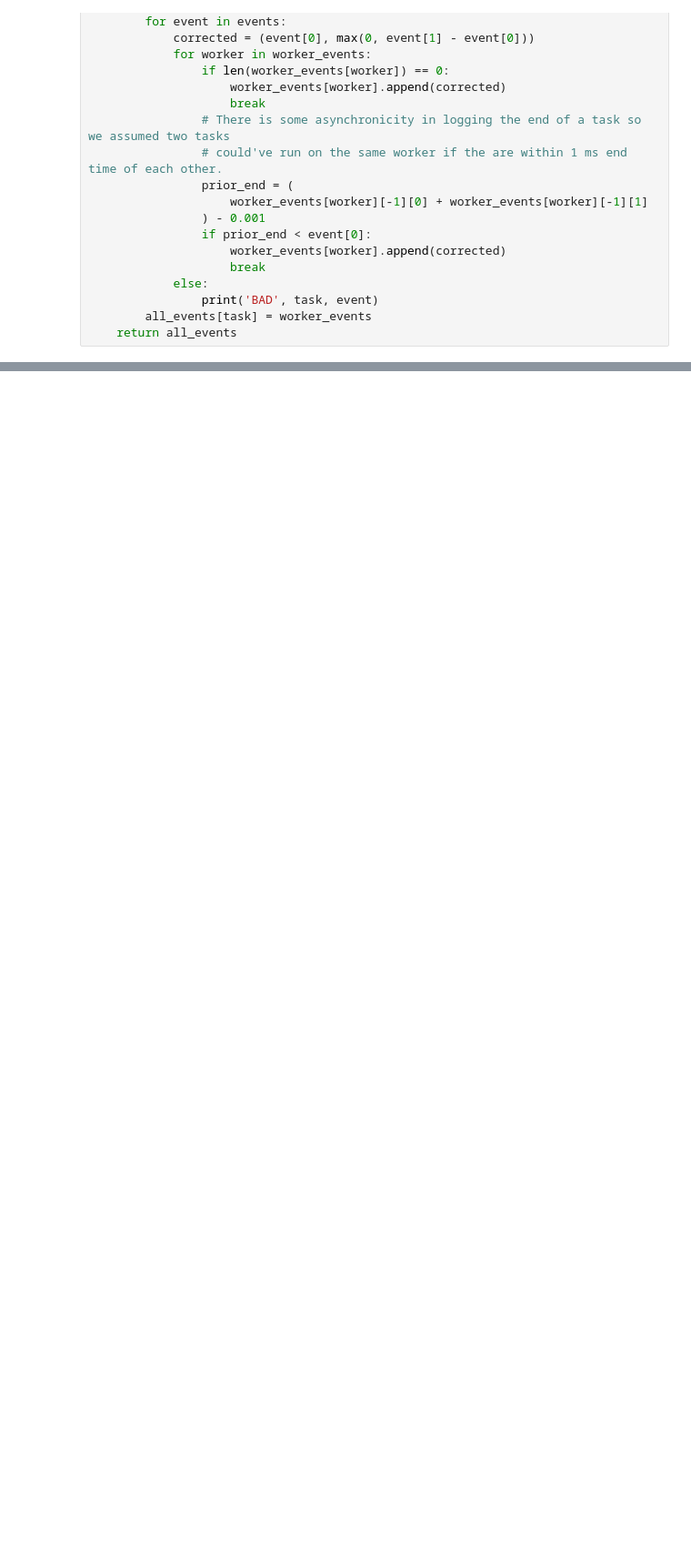
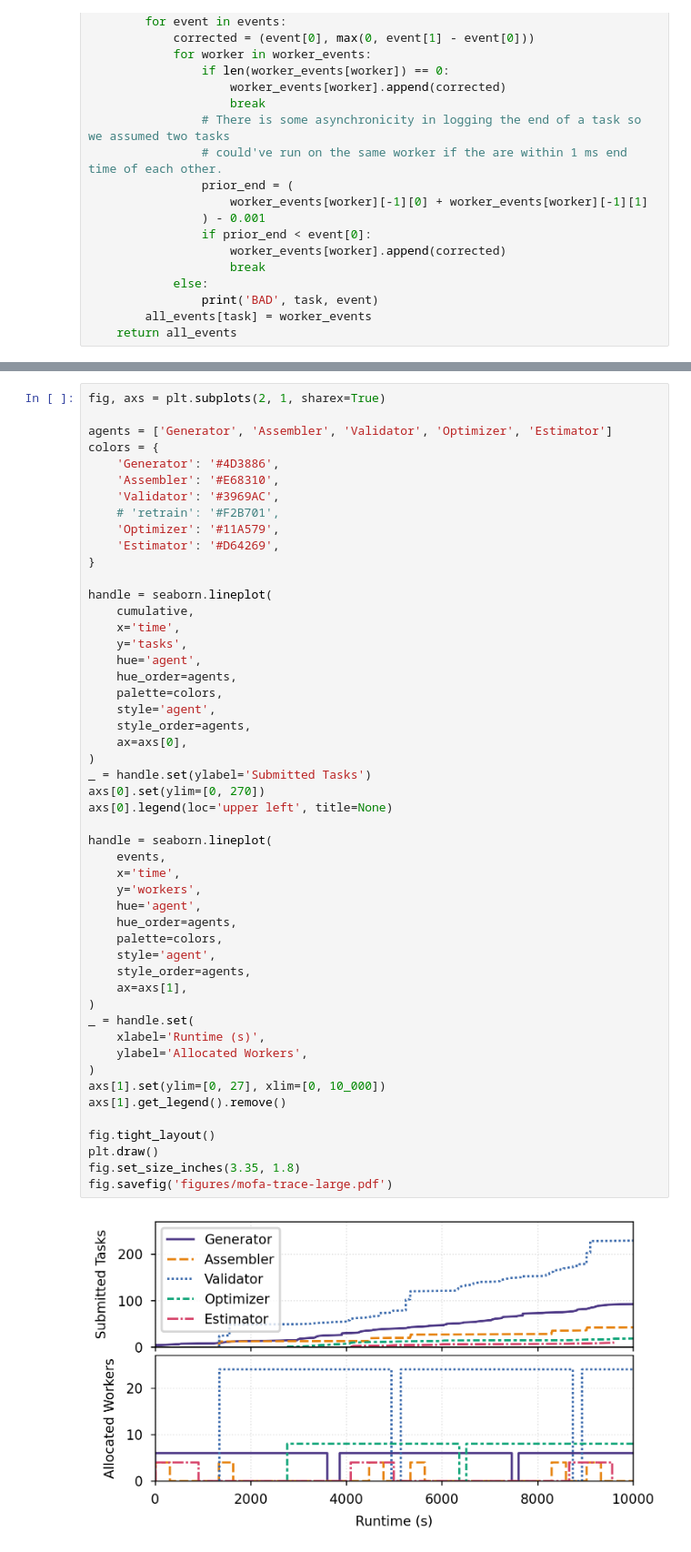
Before and after one commit to proxystore/sc25-evaluation, a Jupyter notebook: notebooks/09-mofa.ipynb, the cells around one changed output, grey strips where cells are left out. Shown: that part at 91% size. Cells and saved outputs as stored; diff of their text form; blank space fills up the shorter version.

```diff
--- a/notebooks/09-mofa.ipynb
+++ b/notebooks/09-mofa.ipynb
@@ -242,0 +363,52 @@ fig.savefig('figures/mofa-gantt.pdf')
+# %%
+fig, axs = plt.subplots(2, 1, sharex=True)
+
+agents = ['Generator', 'Assembler', 'Validator', 'Optimizer', 'Estimator']
+colors = {
+    'Generator': '#4D3886',
+    'Assembler': '#E68310',
+    'Validator': '#3969AC',
+    # 'retrain': '#F2B701',
+    'Optimizer': '#11A579',
+    'Estimator': '#D64269',
+}
+
+handle = seaborn.lineplot(
+    cumulative,
+    x='time',
+    y='tasks',
+    hue='agent',
+    hue_order=agents,
+    palette=colors,
+    style='agent',
+    style_order=agents,
+    ax=axs[0],
+)
+_ = handle.set(ylabel='Submitted Tasks')
+axs[0].set(ylim=[0, 270])
+axs[0].legend(loc='upper left', title=None)
+
+handle = seaborn.lineplot(
+    events,
+    x='time',
+    y='workers',
+    hue='agent',
+    hue_order=agents,
+    palette=colors,
+    style='agent',
+    style_order=agents,
+    ax=axs[1],
+)
+_ = handle.set(
+    xlabel='Runtime (s)',
+    ylabel='Allocated Workers',
+)
+axs[1].set(ylim=[0, 27], xlim=[0, 10_000])
+axs[1].get_legend().remove()
+
+fig.tight_layout()
+plt.draw()
+fig.set_size_inches(3.35, 1.8)
+fig.savefig('figures/mofa-trace-large.pdf')
+# %% [output]
+[figure, added]
```
Also changed, not shown: parts of 9 cells of this notebook, 8 other files.
